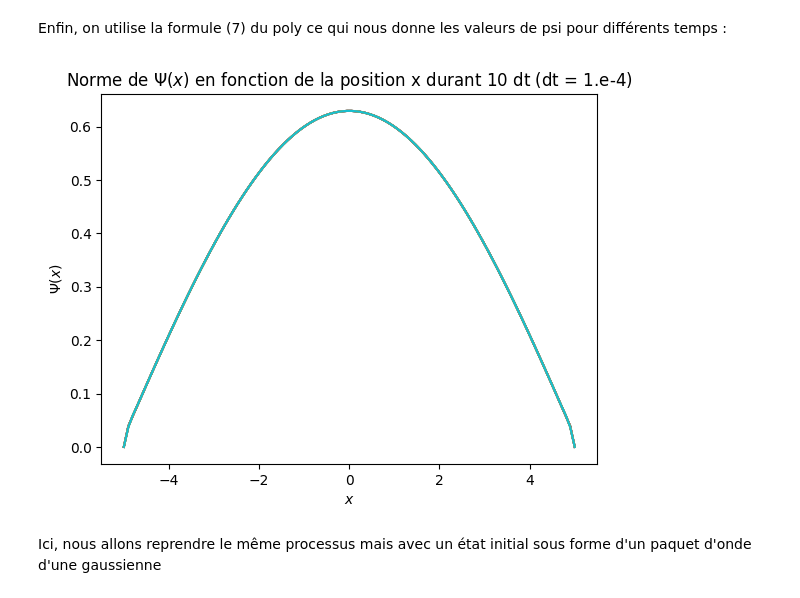
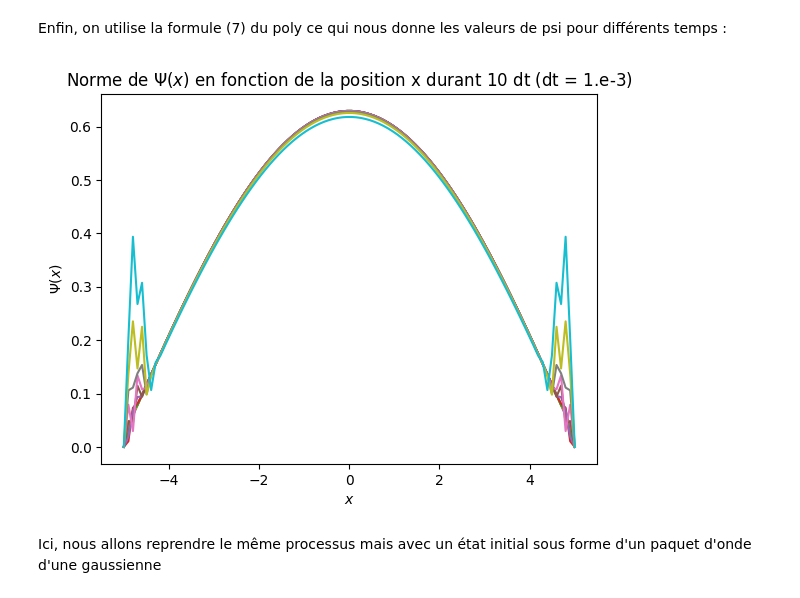
Before and after one commit to lucasboistay/shrodinger_simulation, a Jupyter notebook: evo_temp.ipynb, the cells around one changed output. Cells and saved outputs as stored; diff of their text form; code cells hidden in the pictures.

```diff
--- a/evo_temp.ipynb
+++ b/evo_temp.ipynb
@@ -17,7 +17,7 @@ N = 100
 L = 5
 dx = L/N
 
-M = 100000
+M = 10000
 T = 10
 dt = T/M
 dt_approx = np.format_float_scientific(dt, precision = 1, exp_digits=1)
@@ -125,30 +125,30 @@ Enfin, on utilise la formule (7) du poly ce qui nous donne les valeurs de psi po
 # %%
 # On crée la fonction pour afficher les graphiques
 
 def get_graph(psi,potentiel,method,name,nb_dt):
     """
-    Retourne l'image finale, et l'enregistre selon M, la durée nb_dt, son nom
-    :param psi: psi initial
-    :param potentiel: potentiel de la situation
-    :param method: méthode d'intégration
-    :param name: nom à rajouter sur le graphe
-    :param nb_dt: nombre d'étapes à afficher
+    Return final graph, and save with number M, time nb_dt, and a chosen name
+    :param psi: initial psi
+    :param potentiel: potentiel of situation
+    :param method: method for solbing ODE
+    :param name: name to put on the graph
+    :param nb_dt: number of step to show
     """
     for i in range(nb_dt):
         psi = method(psi,potentiel)
         plt.plot(x,abs(psi),label="Numérique $t=%i \cdot dt$" %i)
     plt.xlabel('$x$')
     plt.ylabel('$\Psi(x)$')
     plt.title('Norme de $\Psi(x)$ en fonction de la position x durant %i dt (dt = %s)' %(nb_dt,dt_approx))
     plt.savefig('docs/tempo/psi_fonction_de_x_%s_m%i_duree_%i.pdf' %(name,M,nb_dt),format='pdf')
     plt.savefig('docs/tempo/psi_fonction_de_x_%s_m%i_duree_%i.jpeg' %(name,M,nb_dt),format='jpeg')
     plt.show()
 
 w_test,v_test = get_psi_statio(V_nul)
 psi0 = v_test[0] #Première harmonique
 get_graph(psi0,V_nul,euler,"euler_etat_statio0",10)
 # %% [output]
-[figure, old version]
+[figure, new version]
 # %% [markdown]
 Ici, nous allons reprendre le même processus mais avec un état initial sous forme d'un paquet d'onde d'une gaussienne
 # %%
```
Also changed, not shown: parts of 3 cells of this notebook, 15 other files.
